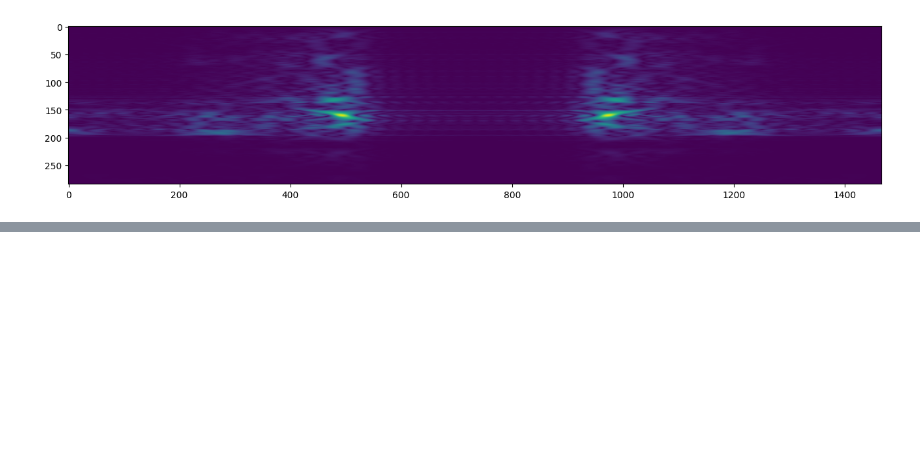
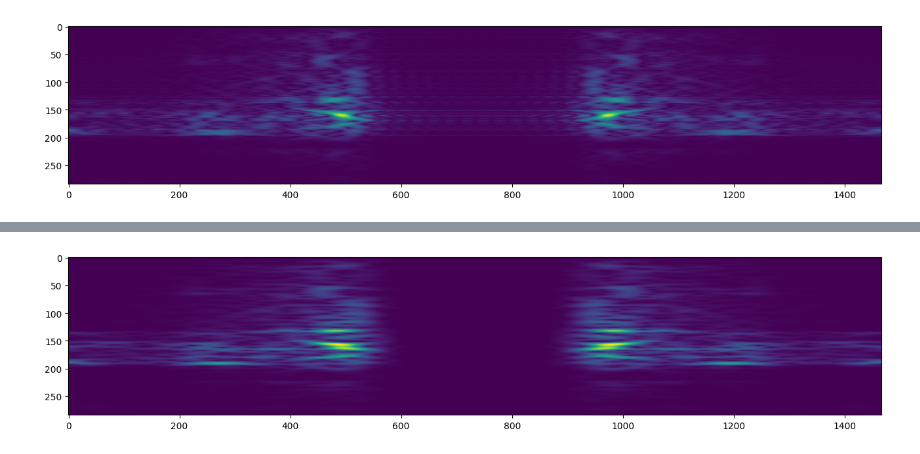
Before and after one commit to pvwoods/elko, a Jupyter notebook: notebooks/fourier.ipynb, the cells around one changed output, grey strips where cells are left out. Drawn from its saved outputs; the diff is of its cells as text; code cells hidden in the pictures; blank space fills up the shorter version.

```diff
--- a/notebooks/fourier.ipynb
+++ b/notebooks/fourier.ipynb
@@ -345,0 +361,6 @@ TypeError: Audio.__init__() got an unexpected keyword argument 'sr'
+# %%
+audio_spec = stft(song, 50, 5, hann_window)
+plt.figure(figsize=(16,8))
+plt.imshow(audio_spec);
+# %% [output]
+[figure, added]
```
Also changed, not shown: parts of 4 cells of this notebook.
